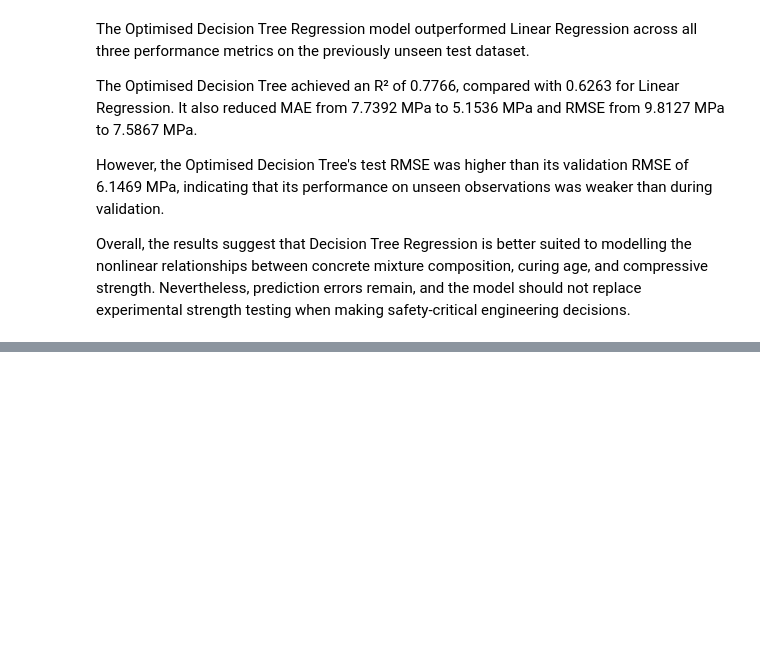
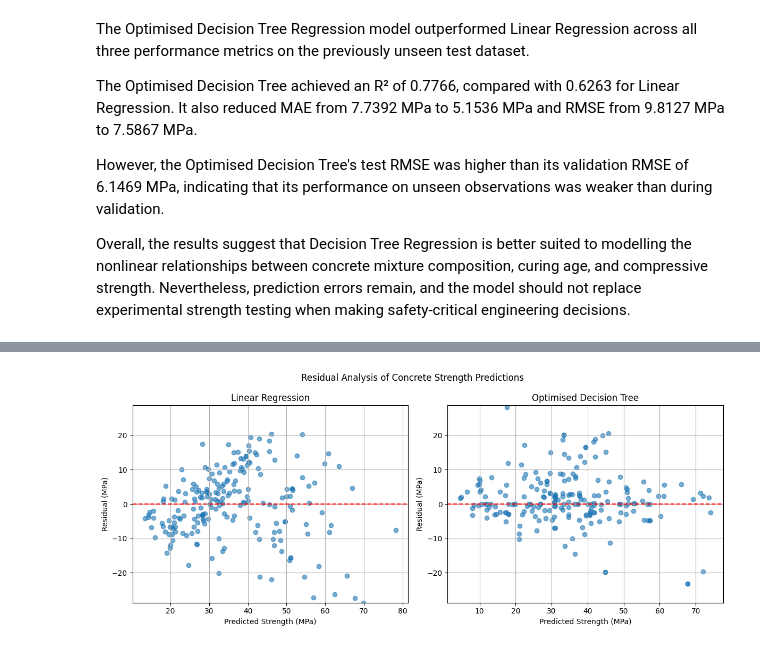
Before and after one commit to Archer-Read/MMA3001-Project, a Jupyter notebook: Concrete_Strength_Prediction.ipynb, the cells around one changed output, grey strips where cells are left out. Drawn from its saved outputs; the diff is of its cells as text; code cells hidden in the pictures; blank space fills up the shorter version.

Commit message:
Residual and Feature Significance Analysis

```diff
--- a/Concrete_Strength_Prediction.ipynb
+++ b/Concrete_Strength_Prediction.ipynb
@@ -432,0 +482,38 @@ Overall, the results suggest that Decision Tree Regression is better suited to m
+# %%
+# Calculate residuals for both models
+linear_residuals = y_test - y_test_linear
+tree_residuals = y_test - y_test_tree
+
+# Create residual plots side by side
+fig, axes = plt.subplots(1, 2, figsize=(12, 5))
+
+models = [
+    ("Linear Regression", y_test_linear, linear_residuals),
+    ("Optimised Decision Tree", y_test_tree, tree_residuals)
+]
+
+# Use the same vertical scale for both graphs
+residual_limit = max(
+    abs(linear_residuals).max(),
+    abs(tree_residuals).max()
+)
+
+for ax, (name, predictions, residuals) in zip(axes, models):
+
+    # Plot residuals against predicted strengths
+    ax.scatter(predictions, residuals, alpha=0.6)
+
+    # Add a reference line at zero residual
+    ax.axhline(y=0, color='red', linestyle='--')
+
+    ax.set_xlabel("Predicted Strength (MPa)")
+    ax.set_ylabel("Residual (MPa)")
+    ax.set_title(name)
+    ax.set_ylim(-residual_limit, residual_limit)
+    ax.grid(True)
+
+plt.suptitle("Residual Analysis of Concrete Strength Predictions")
+plt.tight_layout()
+plt.show()
+# %% [output]
+[figure, added]
```
Also changed, not shown: parts of 9 cells of this notebook.
